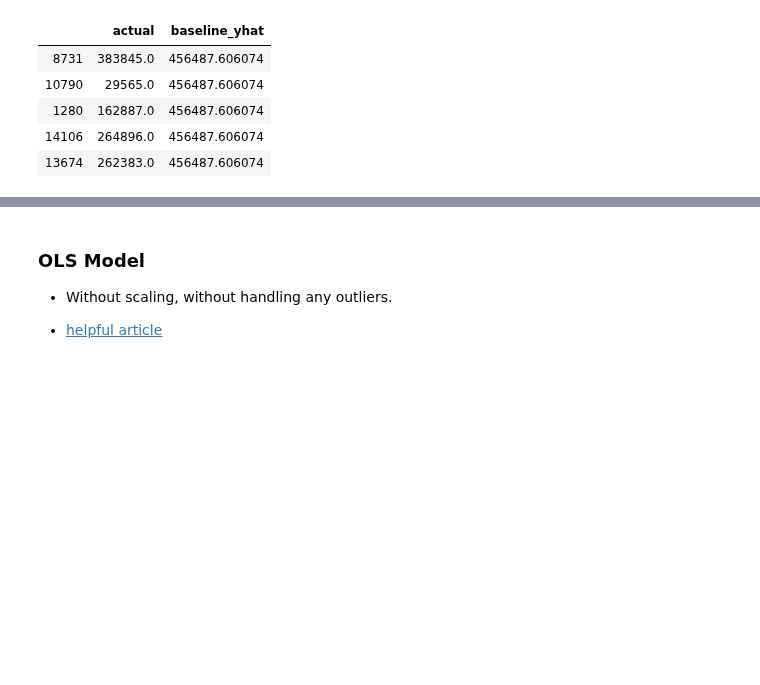
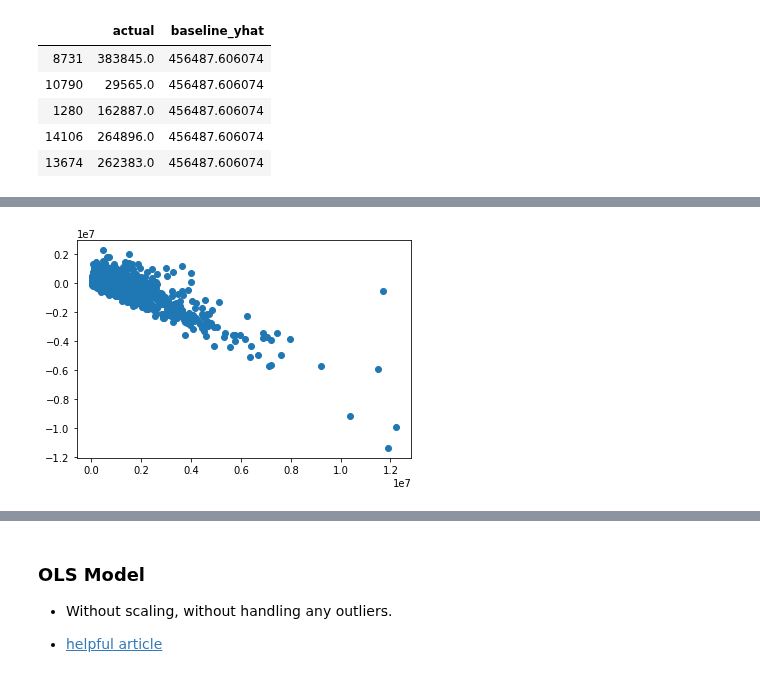
Before and after one commit to faithkane3/zillow_project, a Jupyter notebook: zillow_project_walkthrough.ipynb, the cells around one changed output, grey strips where cells are left out. Saved outputs shown, nothing was run; the diff lists cells and outputs as text; code cells hidden in the pictures; blank space fills up the shorter version.

```diff
--- a/zillow_project_walkthrough.ipynb
+++ b/zillow_project_walkthrough.ipynb
@@ -297,0 +313,6 @@ ols_eval.head()
+# %%
+plt.scatter(ols_eval.actual, ols_eval.residuals)
+
+plt.show()
+# %% [output]
+[figure, added]
```
Also changed, not shown: parts of 3 cells of this notebook, 2 other files.
